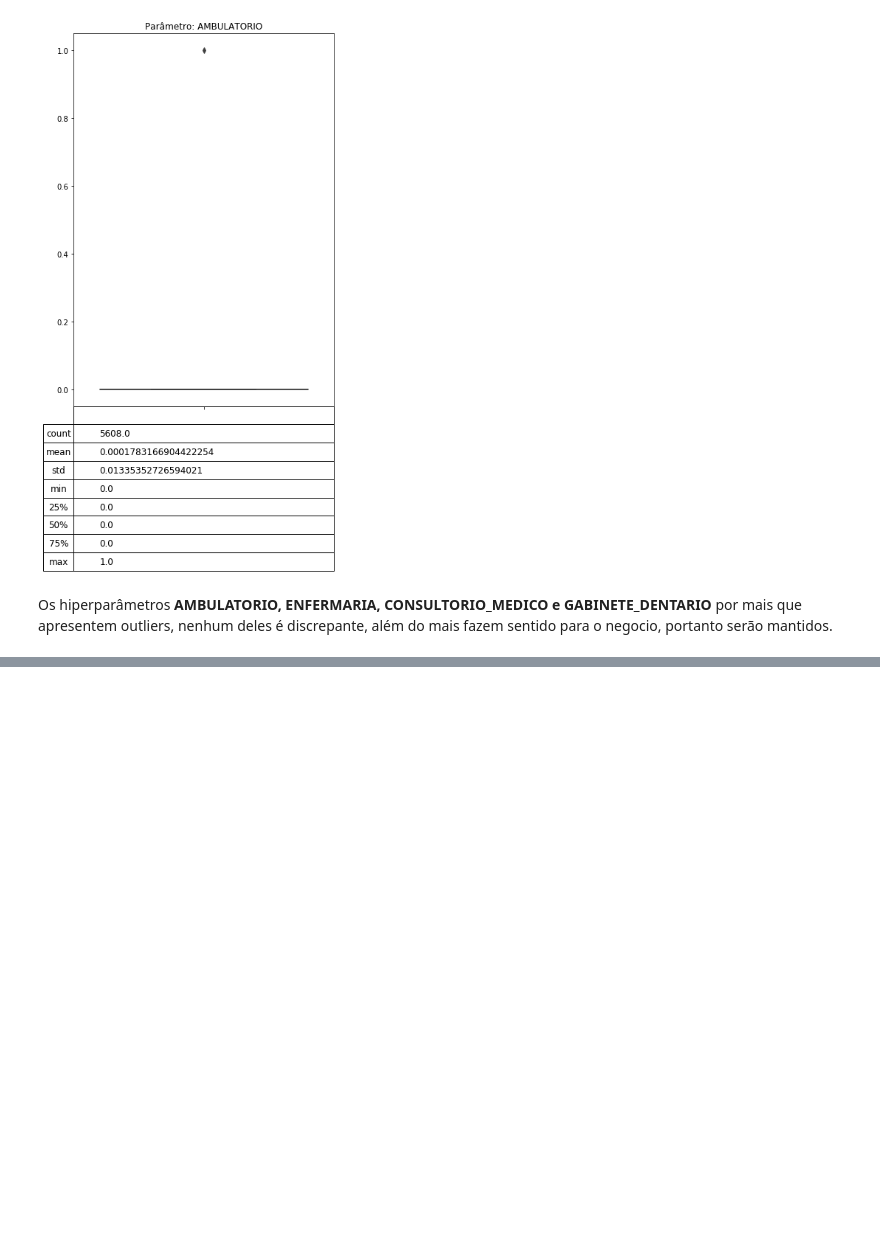
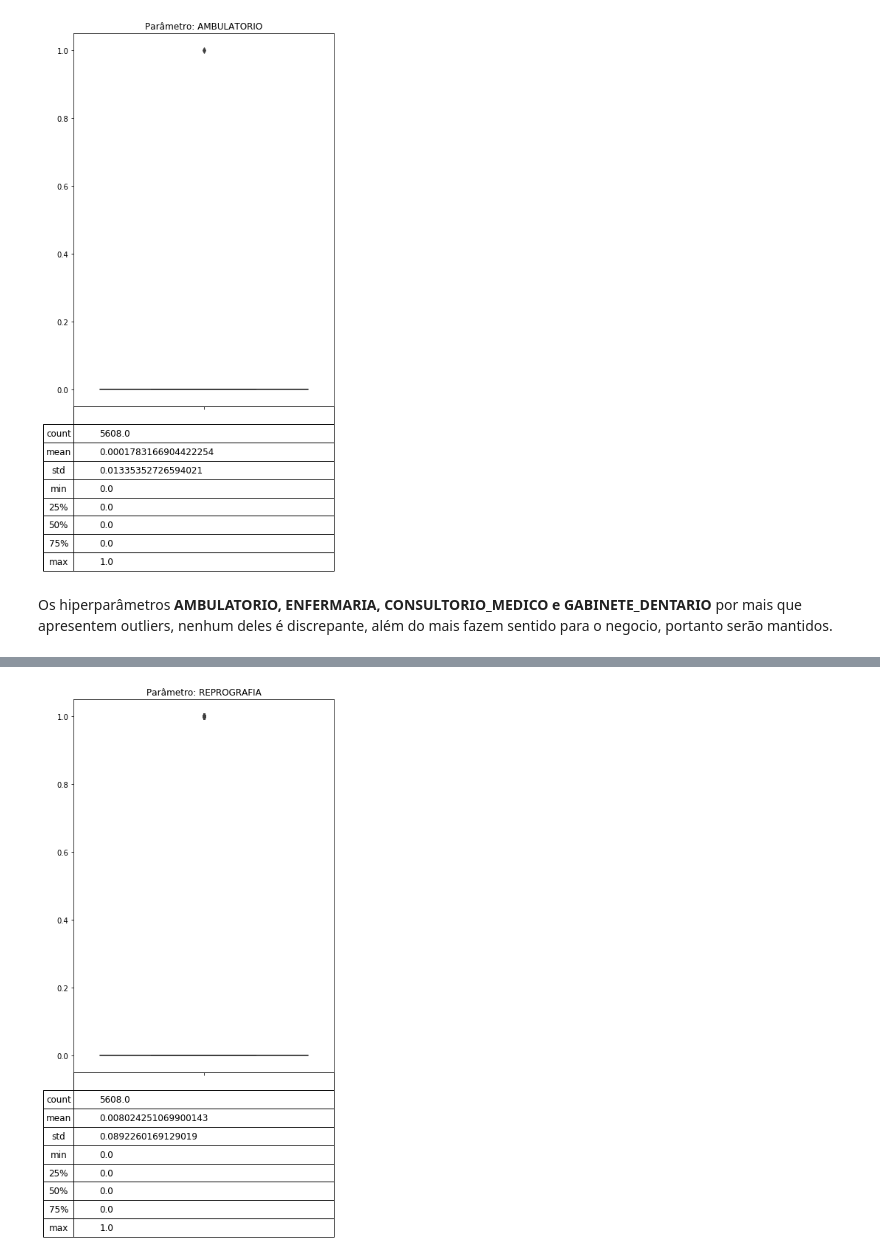
Before and after one commit to Joao-TheCosmosIsInfinite/FIA_TCC, a Jupyter notebook: notebooks/entrega2_Post12_joaoPaulo.ipynb, the cells around one changed output, grey strips where cells are left out. Drawn from its saved outputs; the diff is of its cells as text; code cells hidden in the pictures; blank space fills up the shorter version.

```diff
--- a/notebooks/entrega2_Post12_joaoPaulo.ipynb
+++ b/notebooks/entrega2_Post12_joaoPaulo.ipynb
@@ -821,0 +832,5 @@ fn_show_individual_outlier(df_school_dependecy, 'AMBULATORIO')
+# %%
+## Exibir o Boxplot
+fn_show_individual_outlier(df_school_dependecy, 'REPROGRAFIA')
+# %% [output]
+[figure, added]
```
Also changed, not shown: parts of 119 cells of this notebook.
